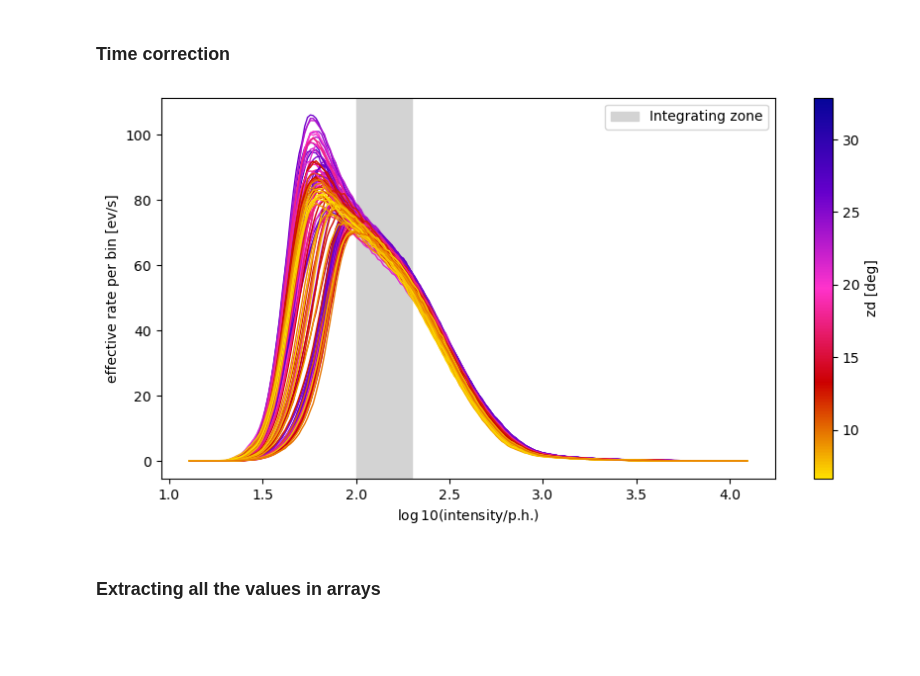
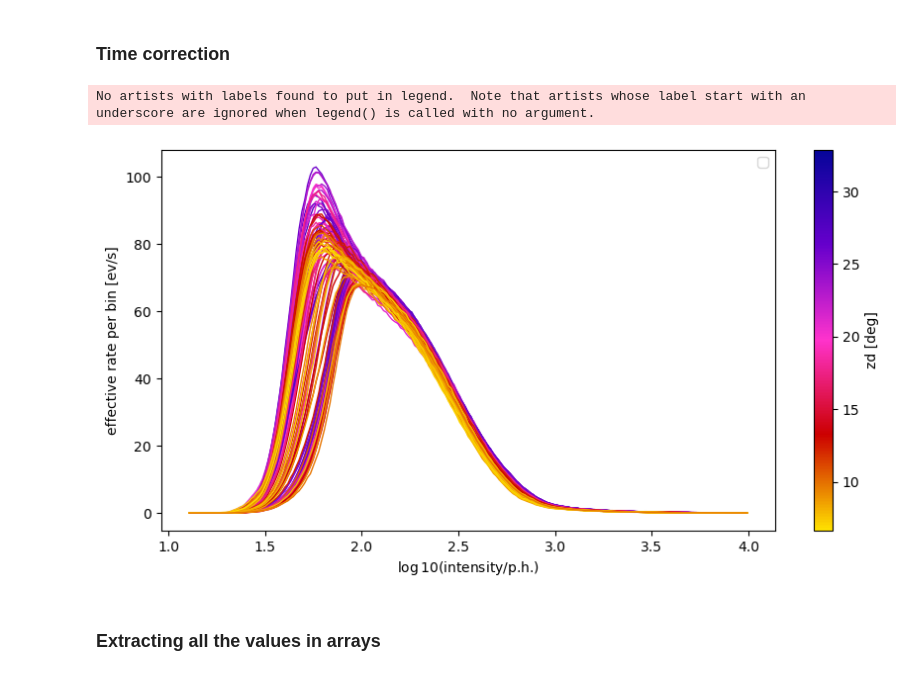
Before and after one commit to juanjq/cosmic_ray_data_correction, a Jupyter notebook: main.ipynb, the cells around one changed output. Cells and saved outputs as stored; diff of their text form; code cells hidden in the pictures; blank space fills up the shorter version.

```diff
--- a/main.ipynb
+++ b/main.ipynb
@@ -85,28 +81,45 @@ def LRTFreeZero(x, y, uy):
 ### Reading all the objects and putting all the information in a unique dict
 # %%
 %%time
+#======================
+_lightcurve  = Table.read("objects/LC_Crab_LST_performance_src_indep_runwise.ecsv")
+_paper_runs = [2914, 2929, 2930, 2931, 2932, 2933, 2934, 2949, 2950, 2967, 2968, 2969, 2970, 2971, 2972, 2973, 2974, 2975, 2976, 2977, 2988, 2989, 2990, 2991,
+              2992, 3004, 3005, 3006, 3007, 3008, 3093, 3094, 3095, 3096, 3231, 3232, 3243, 3270, 3271, 3272, 3273, 3274, 3275, 3276, 3277, 3278, 3279, 3318,
+              3319, 3320, 3321, 3328, 3329, 3330, 3338, 3339, 3340, 3355, 3356, 3373, 3598, 3599, 3600, 3601, 3615, 3632, 3633, 3634, 3635, 3672, 3673, 3674,
+              3675, 3676, 3677, 3706, 3707, 3708, 4067, 4068, 4086, 4087, 6045, 6073, 6304, 6872, 6873, 6874, 6875, 6892, 6893, 6894, 6895, 7097, 7098, 7099,
+              7133, 7136, 7161, 7195, 7196, 7197, 7199, 7200, 7227, 7228, 7231, 7232, 7233, 7253, 7254, 7255, 7256, 7274, 7275, 7276, 7277]
+_runflux    = np.squeeze(_lightcurve['flux'])     * 1e10
+_runfluxerr = np.squeeze(_lightcurve['flux_err']) * 1e10
+#======================
+
 ###################
 # reading objects
 ###################
 # light curve data
-with open(f'{objects_dir}/dict_LC.pkl', 'rb') as f:
+with open(f'objects/dict_LC.pkl', 'rb') as f:
     dict_LC = pickle.load(f)
 
 dict_LC_2 = {}
 for i, run in enumerate(np.array(dict_LC["run_number"]).astype(int)):
+
+    #======================
+    index_paper = _paper_runs.index(run)
+    #======================
     tmp_dict = {
-        "flux" : dict_LC["flux"][i] * 1e10,
-        "e_flux" : dict_LC["e_flux"][i] * 1e10,
+
+        #======================
+        "flux" : _runflux[index_paper] * u.Unit("erg / (cm2 s)"),
+        "e_flux" : _runfluxerr[index_paper] * u.Unit("erg / (cm2 s)"),
+        #======================
+
+        # "flux" : dict_LC["flux"][i] * 1e10,
+        # "e_flux" : dict_LC["e_flux"][i] * 1e10,
         "timestamp" : dict_LC["timestamp"][i],
         "duration" : dict_LC["duration"][i],
         "zd" : dict_LC["zd"][i],
         "az" : dict_LC["az"][i]
     }
     dict_LC_2[run] = tmp_dict
-
-# l2 to dl3 information
-with open(f"{objects_dir}/total_dict_runs.json", "r") as json_file:
-    dict_dl2todl3 = json.load(json_file)
 
 # load dl2 desired data
 with open('objects/dict_dl2.pkl', 'rb') as f:
@@ -126,4 +139,6 @@ for run in dict_dl2.keys():
     }
 
     dict_runs[run] = tmp_dict
+
+del dict_LC_2
 # %% [output]
@@ -133,45 +148,45 @@ Wall time: 1min 43s
 ### Time correction
 # %%
 fig, ax = plt.subplots(figsize=(10, 5))
-
-bins = np.linspace(1.1, 4.1, 200)
 
 for run in [_ for _ in dict_dl2.keys()][:]:
 
     # getting the color of each run
     X = np.abs(dict_runs[run]["zd"] - max(dict_LC["zd"]).value) / max(dict_LC["zd"]).value
     color = aux.color_cr(X, COLORS=list(reversed(aux.predC)))
 
-    counts, Iedges = np.histogram(np.log10(dict_dl2[run]["intensity"]), bins)
+    counts, Iedges = np.histogram(np.log10(dict_dl2[run]["intensity"]), binsI)
     Icenters = (Iedges[1:] + Iedges[:-1]) / 2
     counts   = counts / dict_dl2[run]["effective_time"]
 
     integral = 0
-    for i, b in enumerate(bins[:-1]):
-        if bins[i] > np.log10(intensity_integration_lims[0]) and bins[i+1] < np.log10(intensity_integration_lims[1]):
+    for i, b in enumerate(binsI[:-1]):
+        if binsI[i] > np.log10(intensity_integration_lims[0]) and binsI[i+1] < np.log10(intensity_integration_lims[1]):
             integral = integral + counts[i]
 
     dict_runs[run]["p_rate"] = integral
 
     ax.plot(Icenters, counts, color=color, lw=1)
 
-ax.axvspan(np.log10(intensity_integration_lims[0]), np.log10(intensity_integration_lims[1]), color="lightgray", label="Integrating zone")
+# ax.axvspan(np.log10(intensity_integration_lims[0]), np.log10(intensity_integration_lims[1]), color="lightgray", label="Integrating region")
 
 #######################################
 # creating a colorbar
 cmap=aux.create_cmap(list(reversed(aux.predC)))
 norm = mpl.colors.Normalize(vmin=min(dict_LC["zd"]).value, vmax=max(dict_LC["zd"]).value)
 sm = plt.cm.ScalarMappable(cmap=cmap, norm=norm)
 sm.set_array([])
 plt.colorbar(sm, label="zd [deg]")
 #######################################
 
 ax.legend()
 ax.set_xlabel("$\log10($intensity/p.h.$)$")
 ax.set_ylabel("effective rate per bin [ev/s]")
+plt.savefig(f"plots/intensity_profiles_{intensity_integration_lims[0]}_{intensity_integration_lims[1]}.png", dpi=300, bbox_inches='tight')
 plt.show()
 # %% [output]
+No artists with labels found to put in legend.  Note that artists whose label start with an underscore are ignored when legend() is called with no argument.
-[figure, old version]
+[figure, new version]
 # %% [markdown]
 ### Extracting all the values in arrays
 # %%
```
Also changed, not shown: parts of 16 cells of this notebook, 12 other files.
